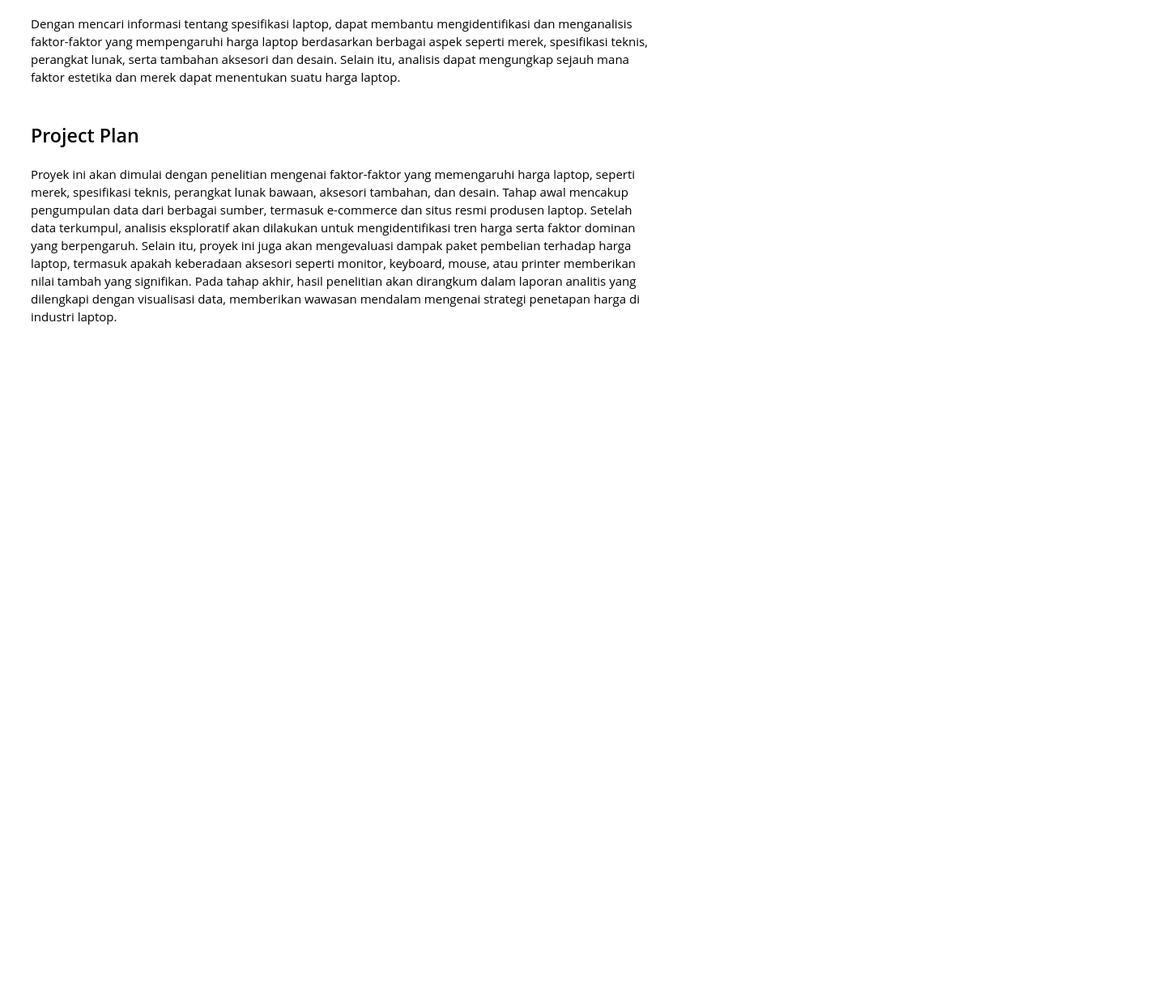
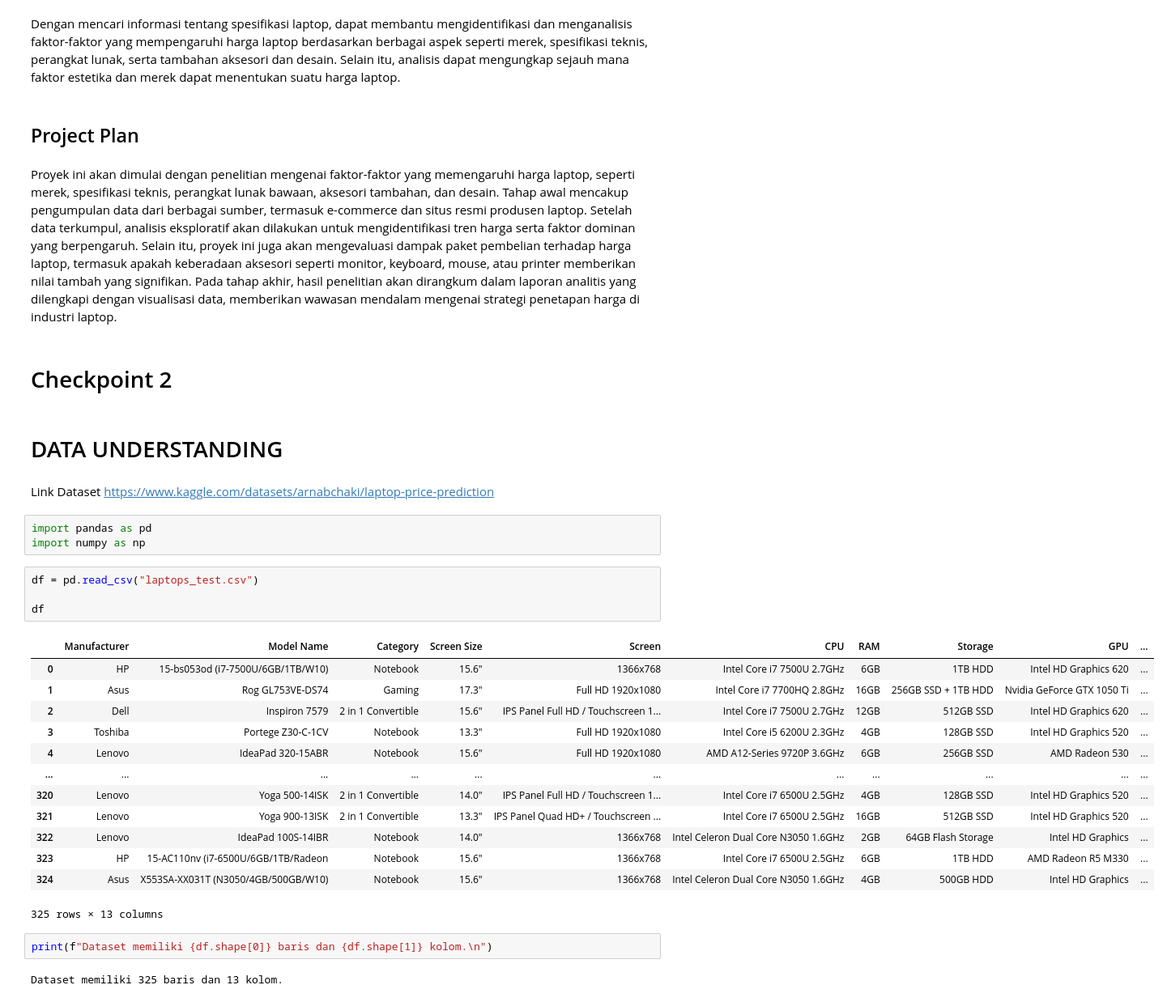
Before and after one commit to ghanimp/AVD-Checkpoint-1, a Jupyter notebook: 042_Ghani_Mandala_Putra_AVD_1.ipynb, the cells around one changed output. Shown at 81% size. Drawn from its saved outputs; the diff is of its cells as text; blank space fills up the shorter version.

```diff
--- a/042_Ghani_Mandala_Putra_AVD_1.ipynb
+++ b/042_Ghani_Mandala_Putra_AVD_1.ipynb
@@ -18,3 +20,34 @@ Dengan mencari informasi tentang spesifikasi laptop, dapat membantu mengidentifi
 ## Project Plan
 # %% [markdown]
 Proyek ini akan dimulai dengan penelitian mengenai faktor-faktor yang memengaruhi harga laptop, seperti merek, spesifikasi teknis, perangkat lunak bawaan, aksesori tambahan, dan desain. Tahap awal mencakup pengumpulan data dari berbagai sumber, termasuk e-commerce dan situs resmi produsen laptop. Setelah data terkumpul, analisis eksploratif akan dilakukan untuk mengidentifikasi tren harga serta faktor dominan yang berpengaruh. Selain itu, proyek ini juga akan mengevaluasi dampak paket pembelian terhadap harga laptop, termasuk apakah keberadaan aksesori seperti monitor, keyboard, mouse, atau printer memberikan nilai tambah yang signifikan. Pada tahap akhir, hasil penelitian akan dirangkum dalam laporan analitis yang dilengkapi dengan visualisasi data, memberikan wawasan mendalam mengenai strategi penetapan harga di industri laptop.
+# %% [markdown]
+# Checkpoint 2
+# %% [markdown]
+# DATA UNDERSTANDING
+# %% [markdown]
+Link Dataset https://www.kaggle.com/datasets/arnabchaki/laptop-price-prediction
+# %%
+import pandas as pd
+import numpy as np
+# %%
+df = pd.read_csv("laptops_test.csv")
+
+df
+# %% [output]
+|  | Manufacturer | Model Name | Category | Screen Size | Screen | CPU | RAM | Storage | GPU | ... |
+| 0 | HP | 15-bs053od (i7-7500U/6GB/1TB/W10) | Notebook | 15.6" | 1366x768 | Intel Core i7 7500U 2.7GHz | 6GB | 1TB HDD | Intel HD Graphics 620 | ... |
+| 1 | Asus | Rog GL753VE-DS74 | Gaming | 17.3" | Full HD 1920x1080 | Intel Core i7 7700HQ 2.8GHz | 16GB | 256GB SSD + 1TB HDD | Nvidia GeForce GTX 1050 Ti | ... |
+| 2 | Dell | Inspiron 7579 | 2 in 1 Convertible | 15.6" | IPS Panel Full HD / Touchscreen 1... | Intel Core i7 7500U 2.7GHz | 12GB | 512GB SSD | Intel HD Graphics 620 | ... |
+| 3 | Toshiba | Portege Z30-C-1CV | Notebook | 13.3" | Full HD 1920x1080 | Intel Core i5 6200U 2.3GHz | 4GB | 128GB SSD | Intel HD Graphics 520 | ... |
+| 4 | Lenovo | IdeaPad 320-15ABR | Notebook | 15.6" | Full HD 1920x1080 | AMD A12-Series 9720P 3.6GHz | 6GB | 256GB SSD | AMD Radeon 530 | ... |
+| ... | ... | ... | ... | ... | ... | ... | ... | ... | ... | ... |
+| 320 | Lenovo | Yoga 500-14ISK | 2 in 1 Convertible | 14.0" | IPS Panel Full HD / Touchscreen 1... | Intel Core i7 6500U 2.5GHz | 4GB | 128GB SSD | Intel HD Graphics 520 | ... |
+| 321 | Lenovo | Yoga 900-13ISK | 2 in 1 Convertible | 13.3" | IPS Panel Quad HD+ / Touchscreen ... | Intel Core i7 6500U 2.5GHz | 16GB | 512GB SSD | Intel HD Graphics 520 | ... |
+| 322 | Lenovo | IdeaPad 100S-14IBR | Notebook | 14.0" | 1366x768 | Intel Celeron Dual Core N3050 1.6GHz | 2GB | 64GB Flash Storage | Intel HD Graphics | ... |
+| 323 | HP | 15-AC110nv (i7-6500U/6GB/1TB/Radeon | Notebook | 15.6" | 1366x768 | Intel Core i7 6500U 2.5GHz | 6GB | 1TB HDD | AMD Radeon R5 M330 | ... |
+| 324 | Asus | X553SA-XX031T (N3050/4GB/500GB/W10) | Notebook | 15.6" | 1366x768 | Intel Celeron Dual Core N3050 1.6GHz | 4GB | 500GB HDD | Intel HD Graphics | ... |
+325 rows × 13 columns
+# %%
+print(f"Dataset memiliki {df.shape[0]} baris dan {df.shape[1]} kolom.\n")
+# %% [output]
+Dataset memiliki 325 baris dan 13 kolom.
```
Also changed, not shown: parts of 40 cells of this notebook.
